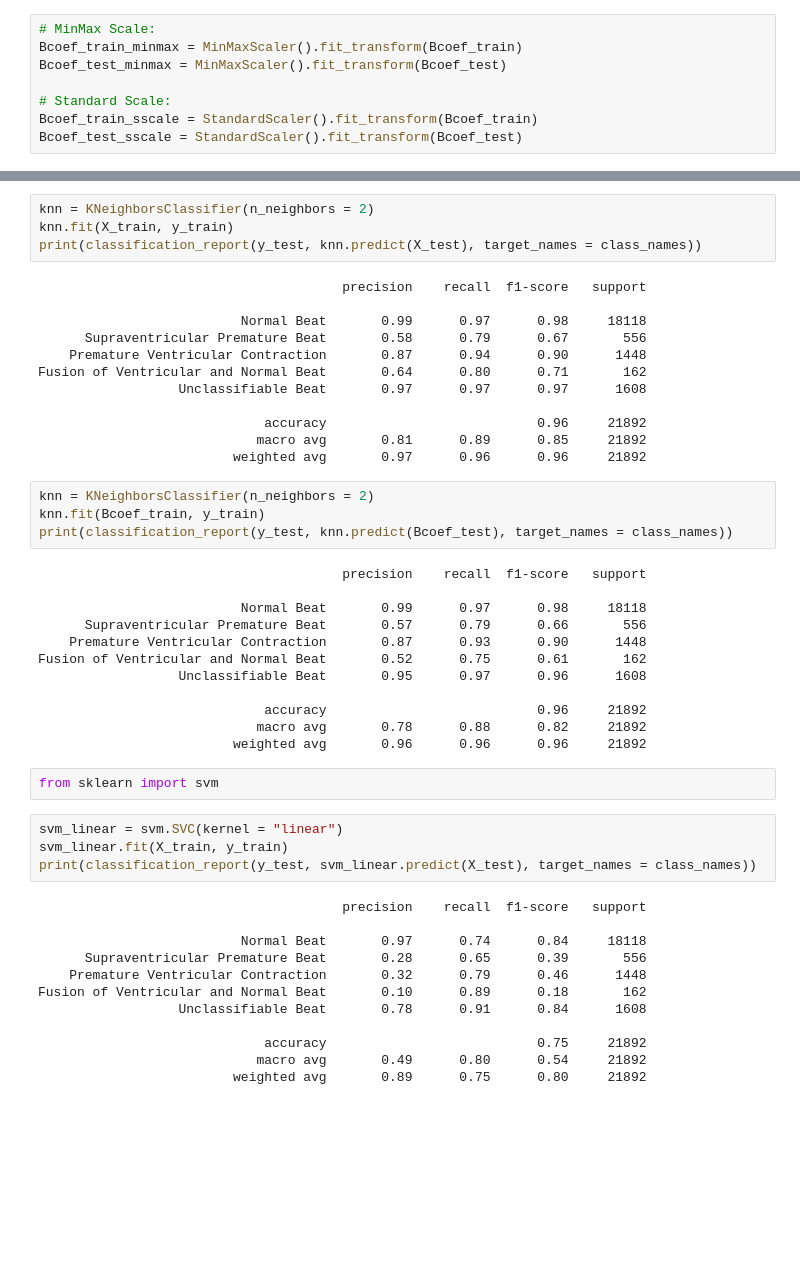
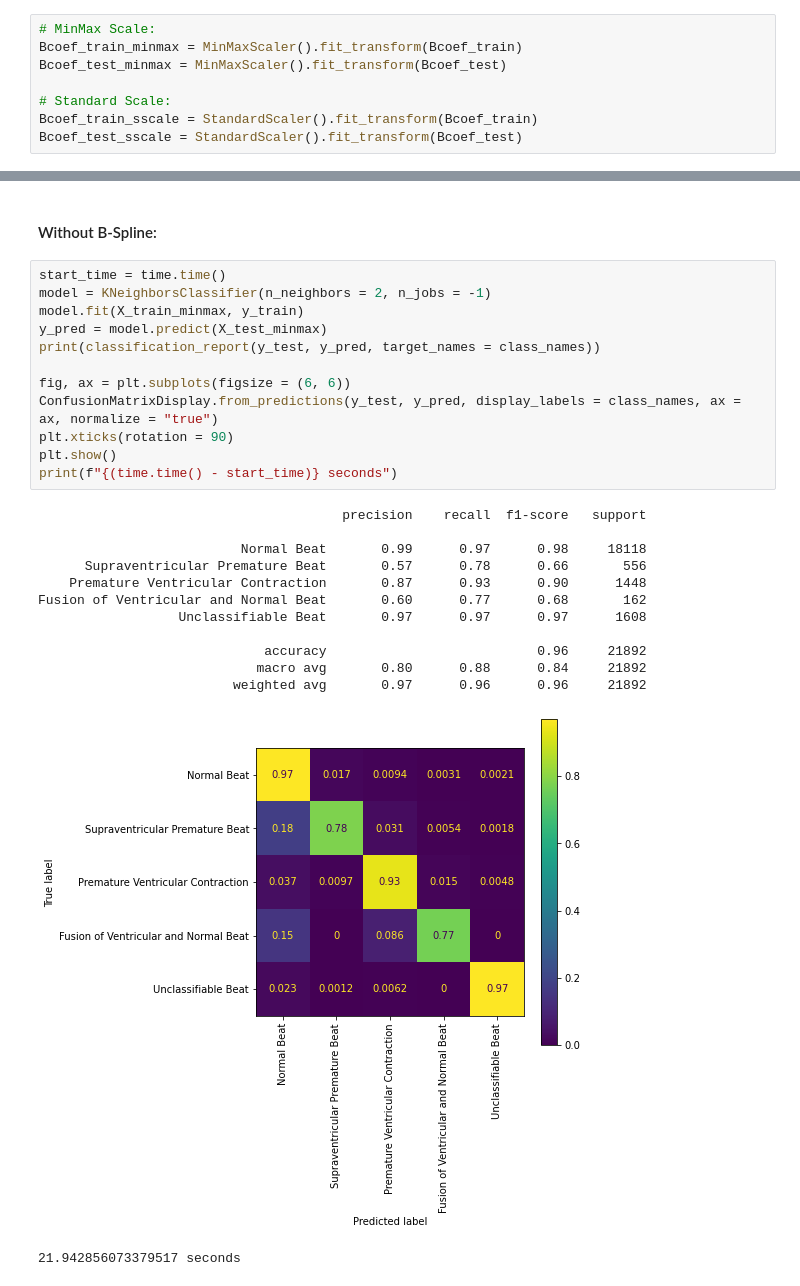
Before and after one commit to numersoz/projects, a Jupyter notebook: ecg_heartbeat_categorization/B-Spline.ipynb, the cells around one changed output, grey strips where cells are left out. Saved outputs shown, nothing was run; the diff lists cells and outputs as text; blank space fills up the shorter version.

```diff
--- a/ecg_heartbeat_categorization/B-Spline.ipynb
+++ b/ecg_heartbeat_categorization/B-Spline.ipynb
@@ -121,50 +202,28 @@ Fusion of Ventricular and Normal Beat       0.14      0.64      0.23       162
-# %%
-knn = KNeighborsClassifier(n_neighbors = 2)
-knn.fit(X_train, y_train)
-print(classification_report(y_test, knn.predict(X_test), target_names = class_names))
-# %% [output]
-                                       precision    recall  f1-score   support
-
-                          Normal Beat       0.99      0.97      0.98     18118
-      Supraventricular Premature Beat       0.58      0.79      0.67       556
-    Premature Ventricular Contraction       0.87      0.94      0.90      1448
-Fusion of Ventricular and Normal Beat       0.64      0.80      0.71       162
-                  Unclassifiable Beat       0.97      0.97      0.97      1608
-
-                             accuracy                           0.96     21892
-                            macro avg       0.81      0.89      0.85     21892
-                         weighted avg       0.97      0.96      0.96     21892
-# %%
-knn = KNeighborsClassifier(n_neighbors = 2)
-knn.fit(Bcoef_train, y_train)
-print(classification_report(y_test, knn.predict(Bcoef_test), target_names = class_names))
-# %% [output]
-                                       precision    recall  f1-score   support
-
-                          Normal Beat       0.99      0.97      0.98     18118
-      Supraventricular Premature Beat       0.57      0.79      0.66       556
-    Premature Ventricular Contraction       0.87      0.93      0.90      1448
-Fusion of Ventricular and Normal Beat       0.52      0.75      0.61       162
-                  Unclassifiable Beat       0.95      0.97      0.96      1608
-
-                             accuracy                           0.96     21892
-                            macro avg       0.78      0.88      0.82     21892
-                         weighted avg       0.96      0.96      0.96     21892
-# %%
-from sklearn import svm
-# %%
-svm_linear = svm.SVC(kernel = "linear")
-svm_linear.fit(X_train, y_train)
-print(classification_report(y_test, svm_linear.predict(X_test), target_names = class_names))
-# %% [output]
-                                       precision    recall  f1-score   support
-
-                          Normal Beat       0.97      0.74      0.84     18118
-      Supraventricular Premature Beat       0.28      0.65      0.39       556
-    Premature Ventricular Contraction       0.32      0.79      0.46      1448
-Fusion of Ventricular and Normal Beat       0.10      0.89      0.18       162
-                  Unclassifiable Beat       0.78      0.91      0.84      1608
-
-                             accuracy                           0.75     21892
-                            macro avg       0.49      0.80      0.54     21892
-                         weighted avg       0.89      0.75      0.80     21892
+# %% [markdown]
+#### Without B-Spline:
+# %%
+start_time = time.time()
+model = KNeighborsClassifier(n_neighbors = 2, n_jobs = -1)
+model.fit(X_train_minmax, y_train)
+y_pred = model.predict(X_test_minmax)
+print(classification_report(y_test, y_pred, target_names = class_names))
+
+fig, ax = plt.subplots(figsize = (6, 6))
+ConfusionMatrixDisplay.from_predictions(y_test, y_pred, display_labels = class_names, ax = ax, normalize = "true")
+plt.xticks(rotation = 90)
+plt.show()
+print(f"{(time.time() - start_time)} seconds")
+# %% [output]
+                                       precision    recall  f1-score   support
+
+                          Normal Beat       0.99      0.97      0.98     18118
+      Supraventricular Premature Beat       0.57      0.78      0.66       556
+    Premature Ventricular Contraction       0.87      0.93      0.90      1448
+Fusion of Ventricular and Normal Beat       0.60      0.77      0.68       162
+                  Unclassifiable Beat       0.97      0.97      0.97      1608
+
+                             accuracy                           0.96     21892
+                            macro avg       0.80      0.88      0.84     21892
+                         weighted avg       0.97      0.96      0.96     21892
+[figure, added]
+21.942856073379517 seconds
```
Also changed, not shown: parts of 33 cells of this notebook, 1 other file.
